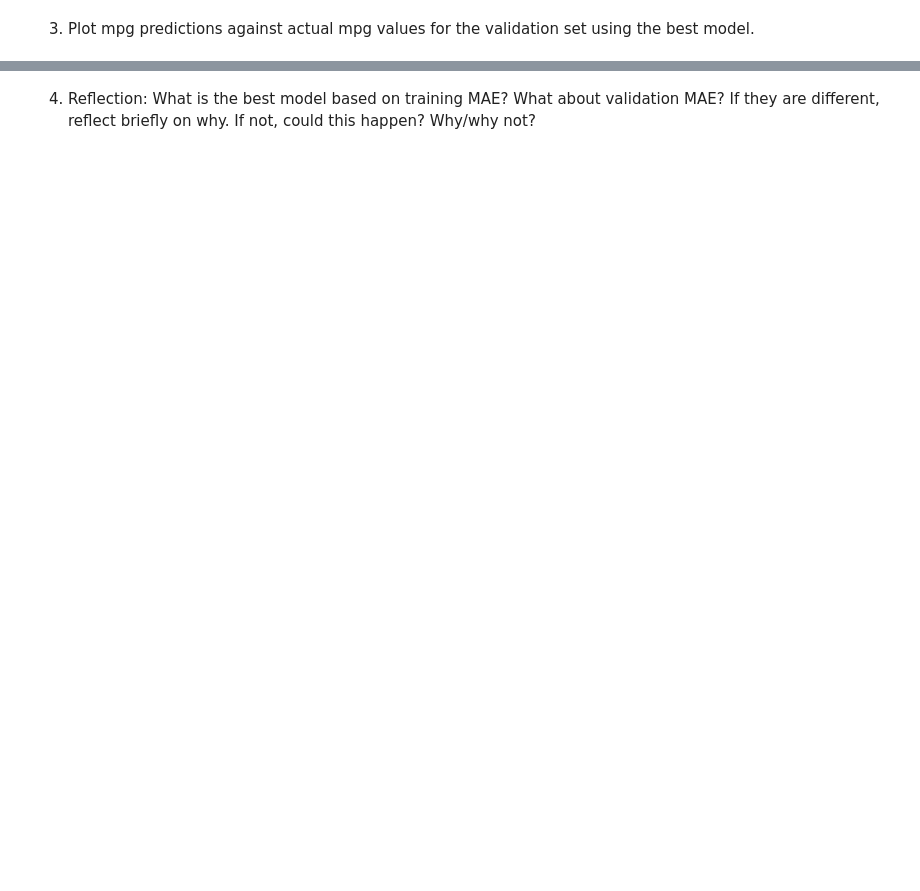
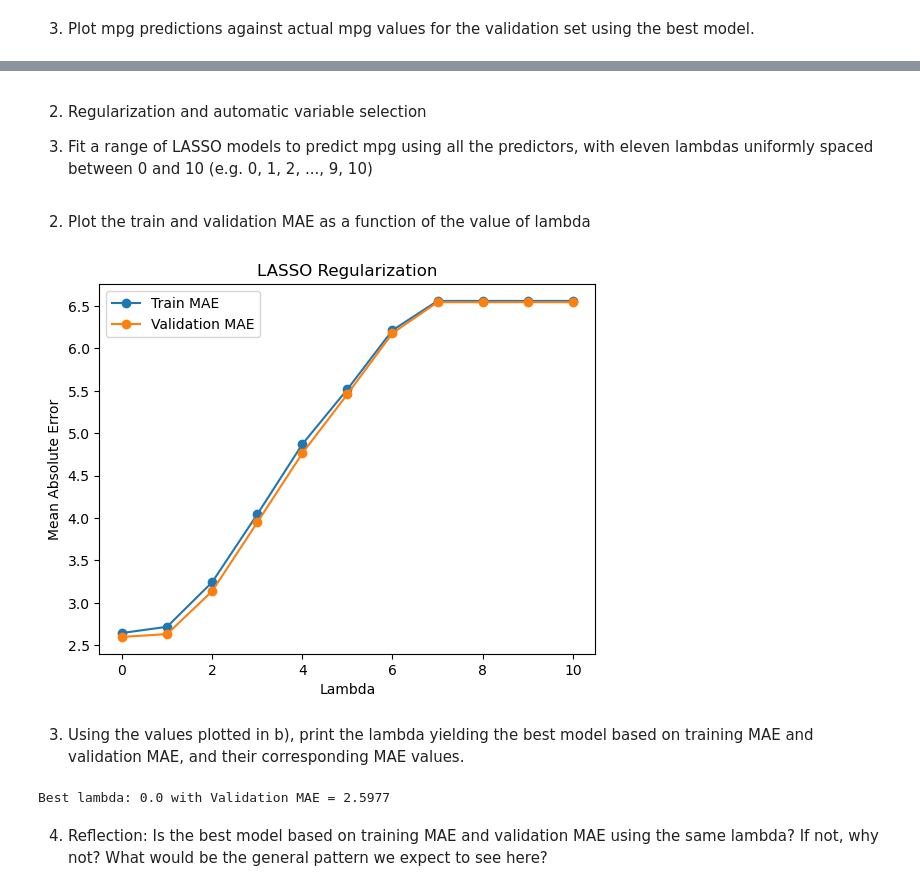
Before and after one commit to qiqin4/PSY9511, a Jupyter notebook: Assignment3.ipynb, the cells around one changed output, grey strips where cells are left out. Saved outputs shown, nothing was run; the diff lists cells and outputs as text; code cells hidden in the pictures; blank space fills up the shorter version.

```diff
--- a/Assignment3.ipynb
+++ b/Assignment3.ipynb
@@ -243,2 +210,38 @@ plt.show()
+# %% [markdown]
+2. Regularization and automatic variable selection
+
+1. Fit a range of LASSO models to predict mpg using all the predictors, with eleven lambdas uniformly spaced between 0 and 10 (e.g. 0, 1, 2, ..., 9, 10)
+# %%
+# LASSO Regularization
+lambdas = np.linspace(0, 10, 11)
+train_mae_lasso = []
+val_mae_lasso = []
+
+for l in lambdas:
+    lasso = Lasso(alpha=l)
+    lasso.fit(train_data[predictors], train_data[target])
+
+    train_mae_lasso.append(mean_absolute_error(train_data[target], lasso.predict(train_data[predictors])))
+    val_mae_lasso.append(mean_absolute_error(val_data[target], lasso.predict(val_data[predictors])))
+# %% [markdown]
+2. Plot the train and validation MAE as a function of the value of lambda
+# %%
+plt.plot(lambdas, train_mae_lasso, label="Train MAE", marker='o')
+plt.plot(lambdas, val_mae_lasso, label="Validation MAE", marker='o')
+plt.xlabel("Lambda")
+plt.ylabel("Mean Absolute Error")
+plt.legend()
+plt.title("LASSO Regularization")
+plt.show()
+# %% [output]
+[figure, added]
+# %% [markdown]
+3. Using the values plotted in b), print the lambda yielding the best model based on training MAE and validation MAE, and their corresponding MAE values.
+# %%
+best_lambda_idx = np.argmin(val_mae_lasso)
+best_lambda = lambdas[best_lambda_idx]
+print(f"Best lambda: {best_lambda} with Validation MAE = {val_mae_lasso[best_lambda_idx]:.4f}")
+# %% [output]
+Best lambda: 0.0 with Validation MAE = 2.5977
 # %% [markdown]
-4. Reflection: What is the best model based on training MAE? What about validation MAE? If they are different, reflect briefly on why. If not, could this happen? Why/why not?
+4. Reflection: Is the best model based on training MAE and validation MAE using the same lambda? If not, why not? What would be the general pattern we expect to see here?
```
Also changed, not shown: parts of 16 cells of this notebook, 16 other files.
